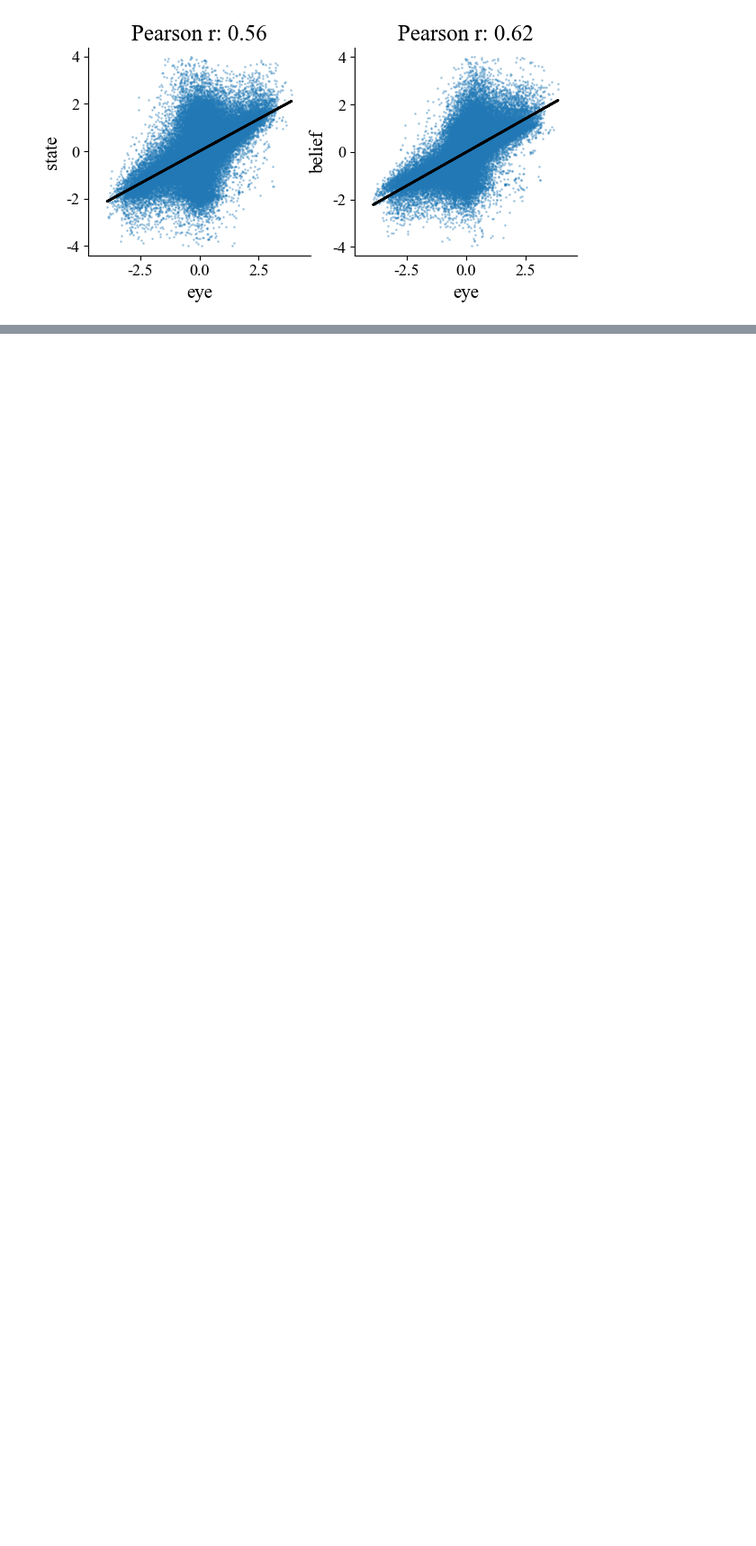
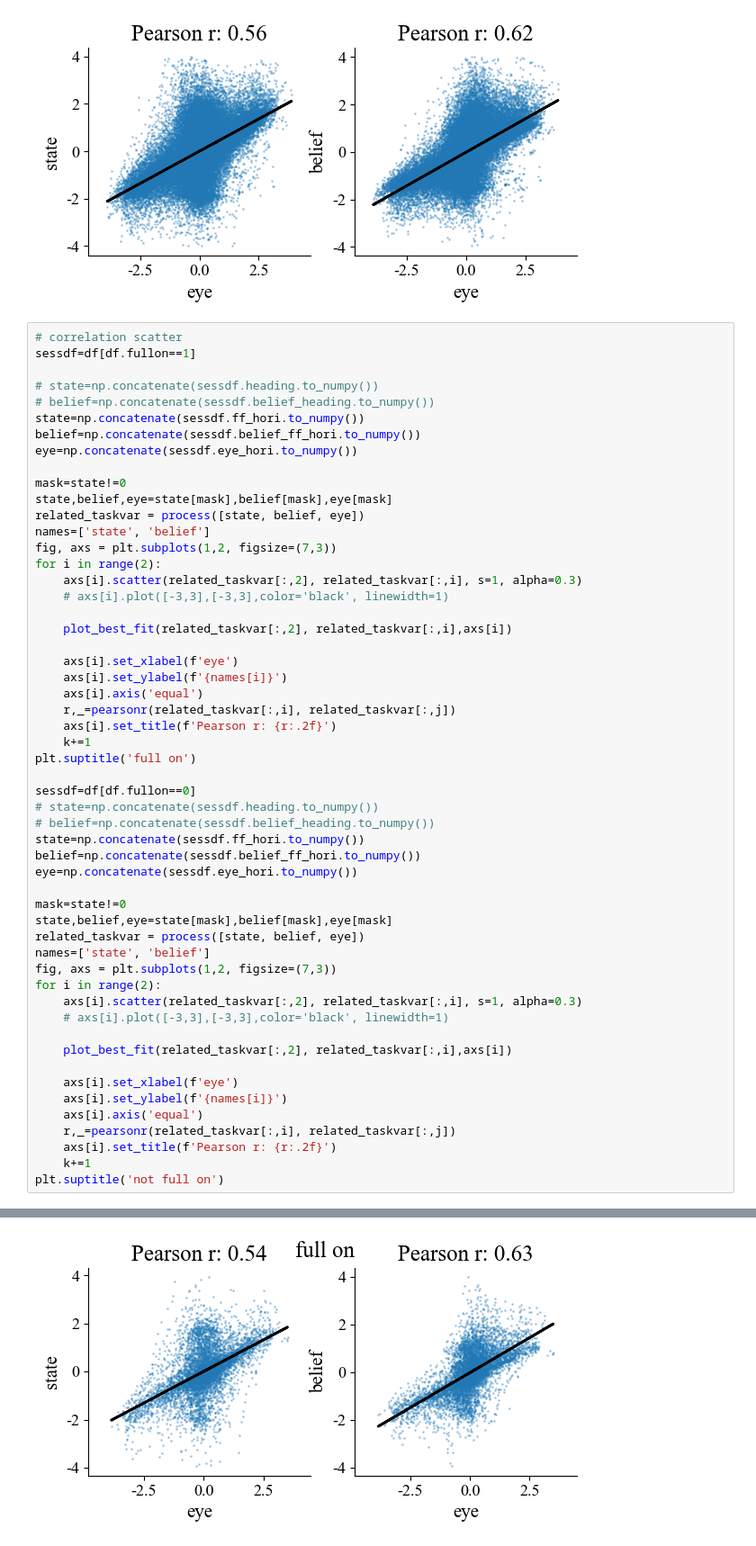
Before and after one commit to yizhoucc/IRCneural, a Jupyter notebook: 4 behavior analysis.ipynb, the cells around one changed output, grey strips where cells are left out. Shown at 90% size. Drawn from its saved outputs; the diff is of its cells as text; blank space fills up the shorter version.

```diff
--- a/4 behavior analysis.ipynb
+++ b/4 behavior analysis.ipynb
@@ -717,3 +702,58 @@ for i in range(2):
     k+=1
 # %% [output]
 [figure]
+# %%
+# correlation scatter
+sessdf=df[df.fullon==1]
+
+# state=np.concatenate(sessdf.heading.to_numpy())
+# belief=np.concatenate(sessdf.belief_heading.to_numpy())
+state=np.concatenate(sessdf.ff_hori.to_numpy())
+belief=np.concatenate(sessdf.belief_ff_hori.to_numpy())
+eye=np.concatenate(sessdf.eye_hori.to_numpy())
+
+mask=state!=0
+state,belief,eye=state[mask],belief[mask],eye[mask]
+related_taskvar = process([state, belief, eye])
+names=['state', 'belief']
+fig, axs = plt.subplots(1,2, figsize=(7,3))
+for i in range(2):
+    axs[i].scatter(related_taskvar[:,2], related_taskvar[:,i], s=1, alpha=0.3)
+    # axs[i].plot([-3,3],[-3,3],color='black', linewidth=1)
+
+    plot_best_fit(related_taskvar[:,2], related_taskvar[:,i],axs[i])
+
+    axs[i].set_xlabel(f'eye')
+    axs[i].set_ylabel(f'{names[i]}')
+    axs[i].axis('equal')
+    r,_=pearsonr(related_taskvar[:,i], related_taskvar[:,j])
+    axs[i].set_title(f'Pearson r: {r:.2f}')
+    k+=1
+plt.suptitle('full on')
+
+sessdf=df[df.fullon==0]
+# state=np.concatenate(sessdf.heading.to_numpy())
+# belief=np.concatenate(sessdf.belief_heading.to_numpy())
+state=np.concatenate(sessdf.ff_hori.to_numpy())
+belief=np.concatenate(sessdf.belief_ff_hori.to_numpy())
+eye=np.concatenate(sessdf.eye_hori.to_numpy())
+
+mask=state!=0
+state,belief,eye=state[mask],belief[mask],eye[mask]
+related_taskvar = process([state, belief, eye])
+names=['state', 'belief']
+fig, axs = plt.subplots(1,2, figsize=(7,3))
+for i in range(2):
+    axs[i].scatter(related_taskvar[:,2], related_taskvar[:,i], s=1, alpha=0.3)
+    # axs[i].plot([-3,3],[-3,3],color='black', linewidth=1)
+
+    plot_best_fit(related_taskvar[:,2], related_taskvar[:,i],axs[i])
+
+    axs[i].set_xlabel(f'eye')
+    axs[i].set_ylabel(f'{names[i]}')
+    axs[i].axis('equal')
+    r,_=pearsonr(related_taskvar[:,i], related_taskvar[:,j])
+    axs[i].set_title(f'Pearson r: {r:.2f}')
+    k+=1
+plt.suptitle('not full on')
+# %% [output]
@@ -719,0 +761 @@ for i in range(2):
+[figure, added]
```
Also changed, not shown: parts of 3 cells of this notebook, 8 other files.
